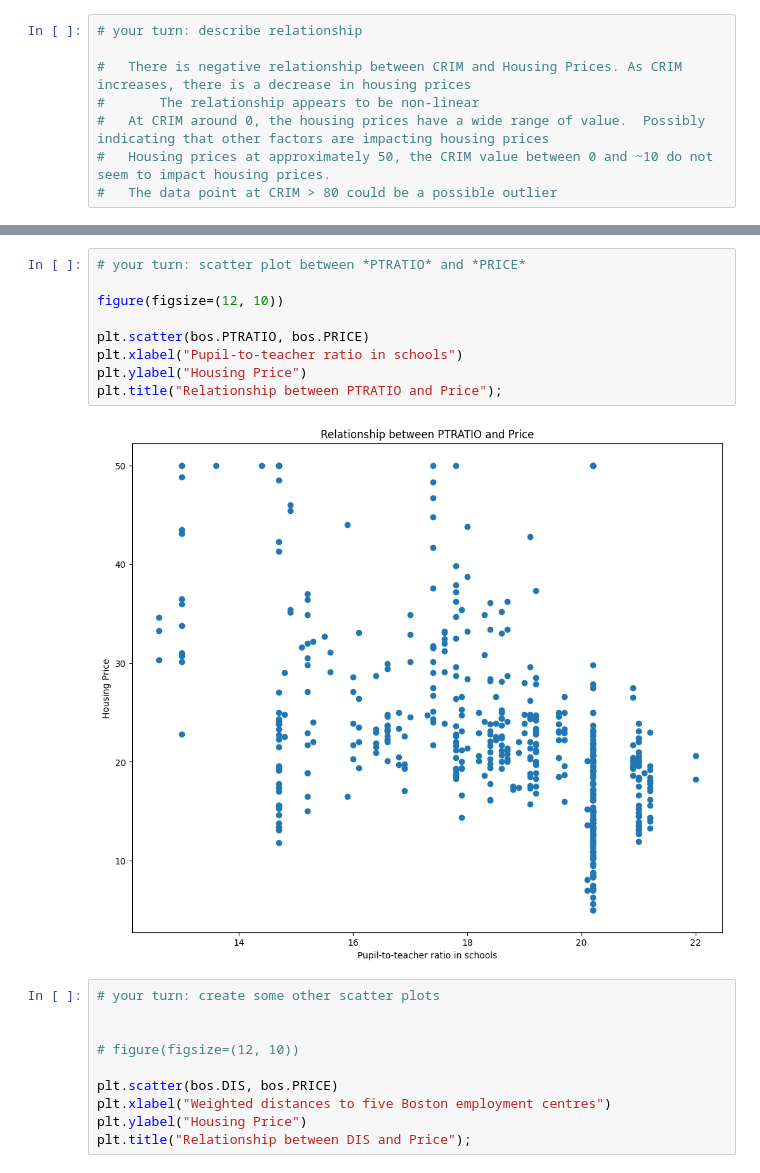
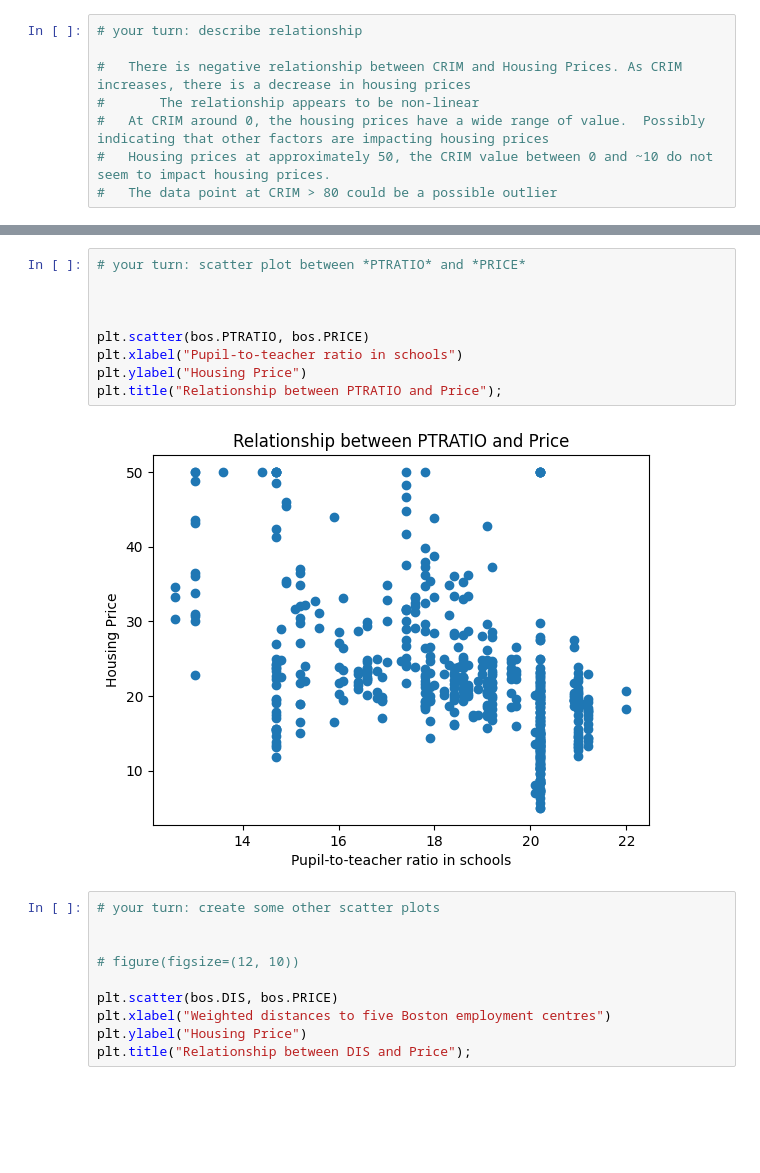
Before and after one commit to axa99/mec-mini-projects, a Jupyter notebook: mec-11.4.1-linear-regression-mini-project/Mini_Project_Linear_Regression.ipynb, the cells around one changed output, grey strips where cells are left out. Saved outputs shown, nothing was run; the diff lists cells and outputs as text; blank space fills up the shorter version.

```diff
--- a/mec-11.4.1-linear-regression-mini-project/Mini_Project_Linear_Regression.ipynb
+++ b/mec-11.4.1-linear-regression-mini-project/Mini_Project_Linear_Regression.ipynb
@@ -318,14 +318,14 @@ plt.title("Relationship between RM and Price");
 # %%
 # your turn: scatter plot between *PTRATIO* and *PRICE*
 
-figure(figsize=(12, 10))
+
 
 plt.scatter(bos.PTRATIO, bos.PRICE)
 plt.xlabel("Pupil-to-teacher ratio in schools")
 plt.ylabel("Housing Price")
 plt.title("Relationship between PTRATIO and Price");
 # %% [output]
-[figure, old version]
+[figure, new version]
 # %%
 # your turn: create some other scatter plots
 
```
Also changed, not shown: parts of 7 cells of this notebook.
